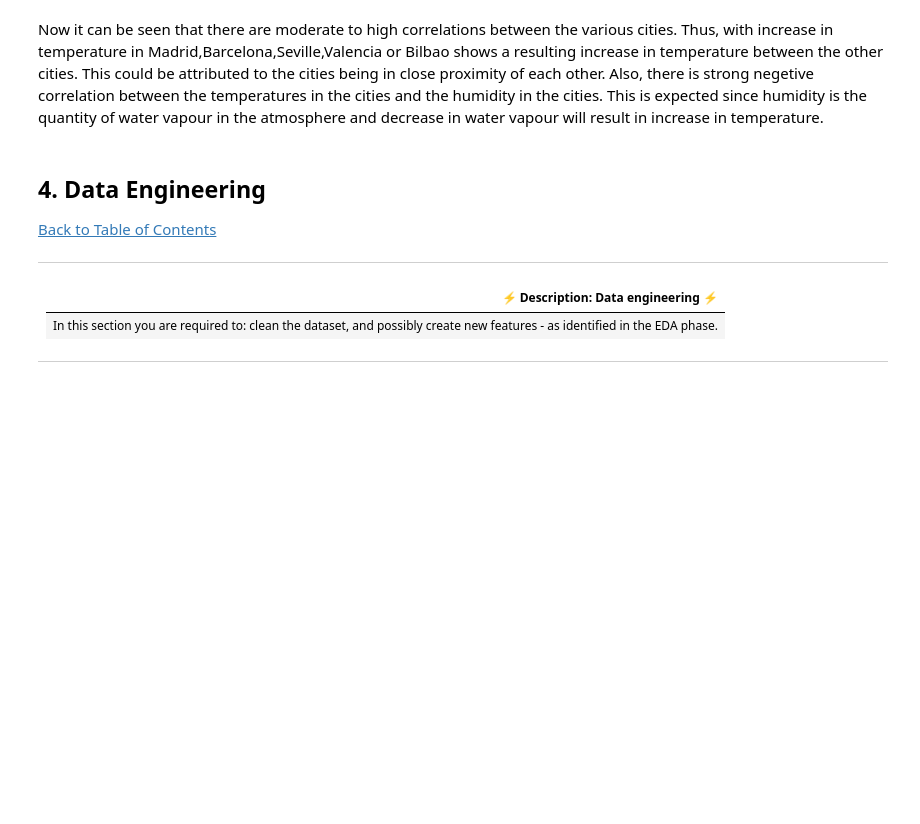
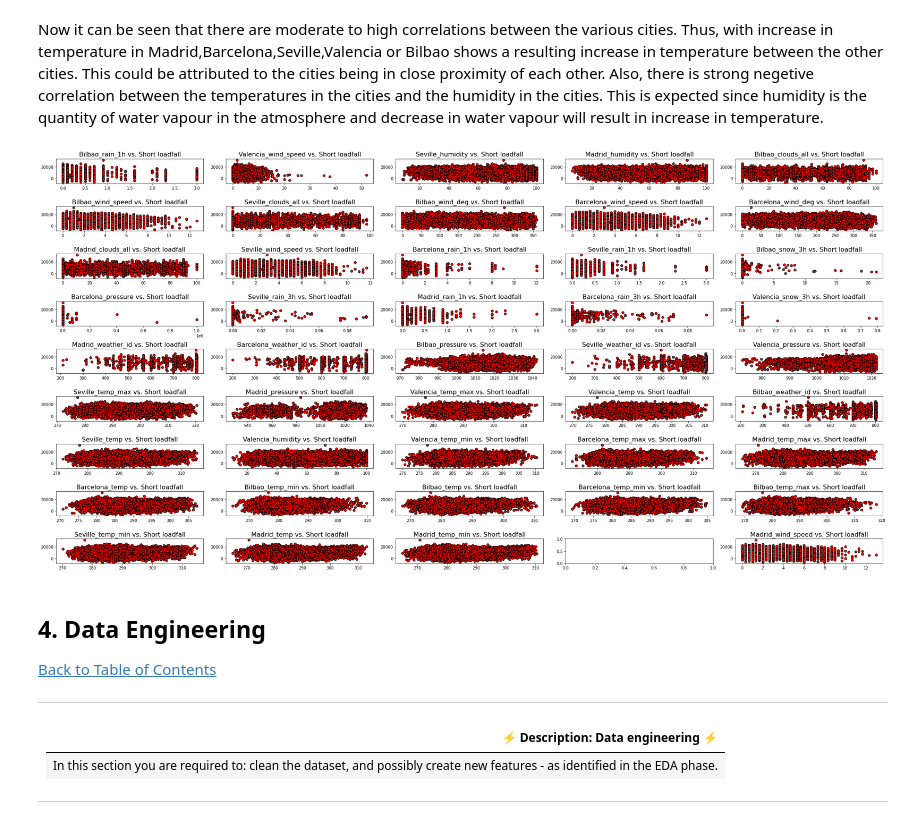
Before and after one commit to Emmantheo/Team-JM2-Starter-Notebook, a Jupyter notebook: starter-notebook.ipynb, the cells around one changed output. Cells and saved outputs as stored; diff of their text form; code cells hidden in the pictures; blank space fills up the shorter version.

```diff
--- a/starter-notebook.ipynb
+++ b/starter-notebook.ipynb
@@ -327,6 +327,17 @@ This could be attributed to the cities being in close proximity of each other.
 Also, there is strong negetive correlation between the temperatures in the cities and the humidity in the cities. This is expected since humidity is the quantity of water vapour in the atmosphere and decrease in water vapour will result in increase in temperature.
 # %%
 # have a look at feature distributions
+# %%
+fig,axes = plt.subplots(9,5,figsize=(30,15))
+fig.subplots_adjust(hspace =0.5,wspace=.2)
+axes = axes.ravel()
+for index,column in enumerate(df[numeric_cols[1:-1]]):
+    axes[index-1].set_title("{} vs. Short loadfall".format(column),fontsize=16)
+    axes[index-1].scatter(x=df[column],y=df['load_shortfall_3h'],edgecolor='k',color = 'red')
+
+fig.tight_layout(pad=1)
+# %% [output]
+[figure, added]
 # %% [markdown]
 <a id="four"></a>
 ## 4. Data Engineering
```
Also changed, not shown: parts of 2 cells of this notebook.
